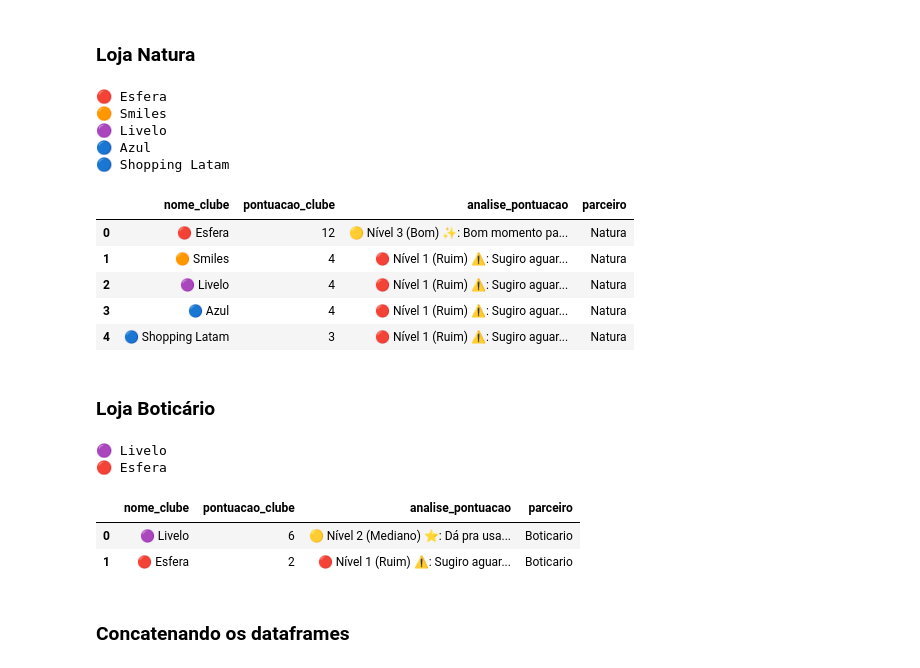
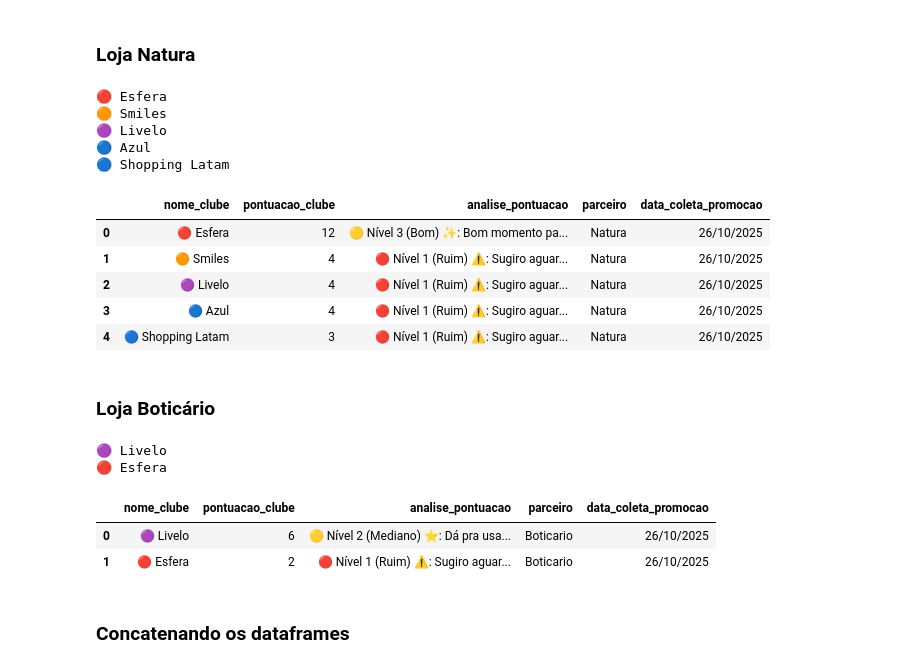
Before and after one commit to murillo-borges/webscraping-livelo-esfera, a Jupyter notebook: Webscraping_Whats_Milhas.ipynb, the cells around one changed output. Cells and saved outputs as stored; diff of their text form; code cells hidden in the pictures.

```diff
--- a/Webscraping_Whats_Milhas.ipynb
+++ b/Webscraping_Whats_Milhas.ipynb
@@ -16,4 +17,9 @@ from bs4 import BeautifulSoup
 # %%
+#Coletando a data do dia
+data_hoje = date.today()
+data_formatada = data_hoje.strftime("%d/%m/%Y")
+
+#Criando o texto de bom dia
 texto_bom_dia = """
 ☀️ *Bom dia, milheiros!* ✈️
 
@@ -88,39 +94,40 @@ for index, row in df_natura.iterrows():
     #Igualando os pesos entre pontos e milhas (considerando uma promo de 80% de bônus)
     if row["nome_clube"] not in("Livelo","Esfera"):
       pontuacao_ajustada = row["pontuacao_clube"] / 1.8
     else:
       pontuacao_ajustada = row["pontuacao_clube"]
 
     #Analisando a promoção
     if pontuacao_ajustada >= 12:
       d_analise = '🟢 Nível 5 (Excelente / Raro) 🌟: Promoção rara, aproveite sem medo!'
     elif pontuacao_ajustada >= 8:
       d_analise = '🟢 Nível 4 (Muito Bom) 🔥: Ótima Promoção, daqui pra cima já vale muito!'
     elif pontuacao_ajustada >= 6:
       d_analise = '🟡 Nível 3 (Bom) ✨: Bom momento para potencializar compras planejadas, mas se puder aguardar, tem coisa melhor!'
     elif pontuacao_ajustada >= 3:
       d_analise = '🟡 Nível 2 (Mediano) ⭐: Dá pra usar se você realmente já ia comprar, mas é melhor aguardar algo melhor ;)'
     else:
       d_analise = '🔴 Nível 1 (Ruim) ⚠️: Sugiro aguardar algo melhor'
 
     list_analise_pontuacao.append(d_analise)
 
 
 df_natura['analise_pontuacao'] = list_analise_pontuacao
 df_natura['parceiro'] = 'Natura'
+df_natura['data_coleta_promocao'] = data_formatada
 df_natura
 # %% [output]
 🔴 Esfera
 🟠 Smiles
 🟣 Livelo
 🔵 Azul
 🔵 Shopping Latam
-|  | nome_clube | pontuacao_clube | analise_pontuacao | parceiro |
-| 0 | 🔴 Esfera | 12 | 🟡 Nível 3 (Bom) ✨: Bom momento pa... | Natura |
-| 1 | 🟠 Smiles | 4 | 🔴 Nível 1 (Ruim) ⚠️: Sugiro aguar... | Natura |
-| 2 | 🟣 Livelo | 4 | 🔴 Nível 1 (Ruim) ⚠️: Sugiro aguar... | Natura |
-| 3 | 🔵 Azul | 4 | 🔴 Nível 1 (Ruim) ⚠️: Sugiro aguar... | Natura |
-| 4 | 🔵 Shopping Latam | 3 | 🔴 Nível 1 (Ruim) ⚠️: Sugiro aguar... | Natura |
+|  | nome_clube | pontuacao_clube | analise_pontuacao | parceiro | data_coleta_promocao |
+| 0 | 🔴 Esfera | 12 | 🟡 Nível 3 (Bom) ✨: Bom momento pa... | Natura | 26/10/2025 |
+| 1 | 🟠 Smiles | 4 | 🔴 Nível 1 (Ruim) ⚠️: Sugiro aguar... | Natura | 26/10/2025 |
+| 2 | 🟣 Livelo | 4 | 🔴 Nível 1 (Ruim) ⚠️: Sugiro aguar... | Natura | 26/10/2025 |
+| 3 | 🔵 Azul | 4 | 🔴 Nível 1 (Ruim) ⚠️: Sugiro aguar... | Natura | 26/10/2025 |
+| 4 | 🔵 Shopping Latam | 3 | 🔴 Nível 1 (Ruim) ⚠️: Sugiro aguar... | Natura | 26/10/2025 |
 # %% [markdown]
 ### Loja Boticário
 # %%
@@ -193,13 +200,14 @@ for index, row in df_boticario.iterrows():
 
 df_boticario['analise_pontuacao'] = list_analise_pontuacao
 df_boticario['parceiro'] = 'Boticario'
+df_boticario['data_coleta_promocao'] = data_formatada
 df_boticario
 # %% [output]
 🟣 Livelo
 🔴 Esfera
-|  | nome_clube | pontuacao_clube | analise_pontuacao | parceiro |
-| 0 | 🟣 Livelo | 6 | 🟡 Nível 2 (Mediano) ⭐: Dá pra usa... | Boticario |
-| 1 | 🔴 Esfera | 2 | 🔴 Nível 1 (Ruim) ⚠️: Sugiro aguar... | Boticario |
+|  | nome_clube | pontuacao_clube | analise_pontuacao | parceiro | data_coleta_promocao |
+| 0 | 🟣 Livelo | 6 | 🟡 Nível 2 (Mediano) ⭐: Dá pra usa... | Boticario | 26/10/2025 |
+| 1 | 🔴 Esfera | 2 | 🔴 Nível 1 (Ruim) ⚠️: Sugiro aguar... | Boticario | 26/10/2025 |
 # %% [markdown]
 ### Concatenando os dataframes
 # %%
```
Also changed, not shown: parts of 5 cells of this notebook.
